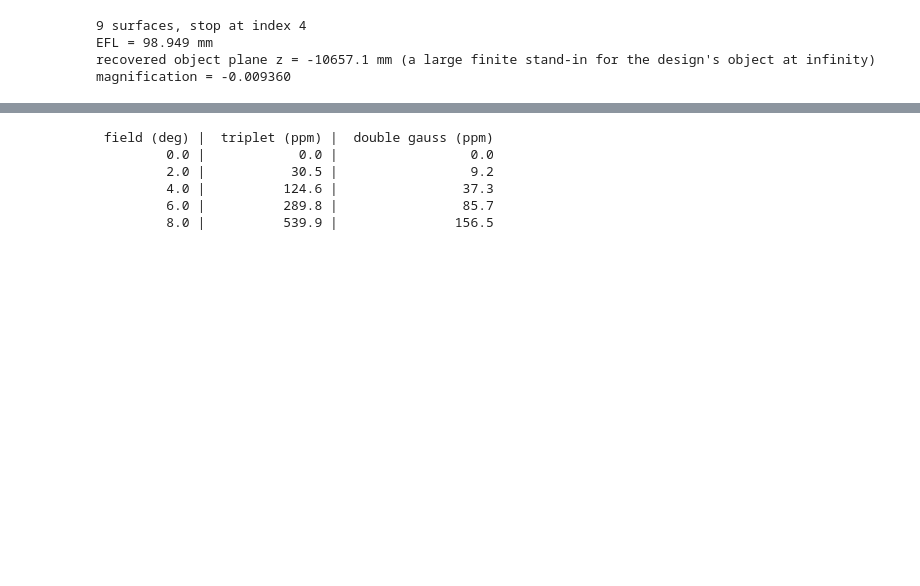
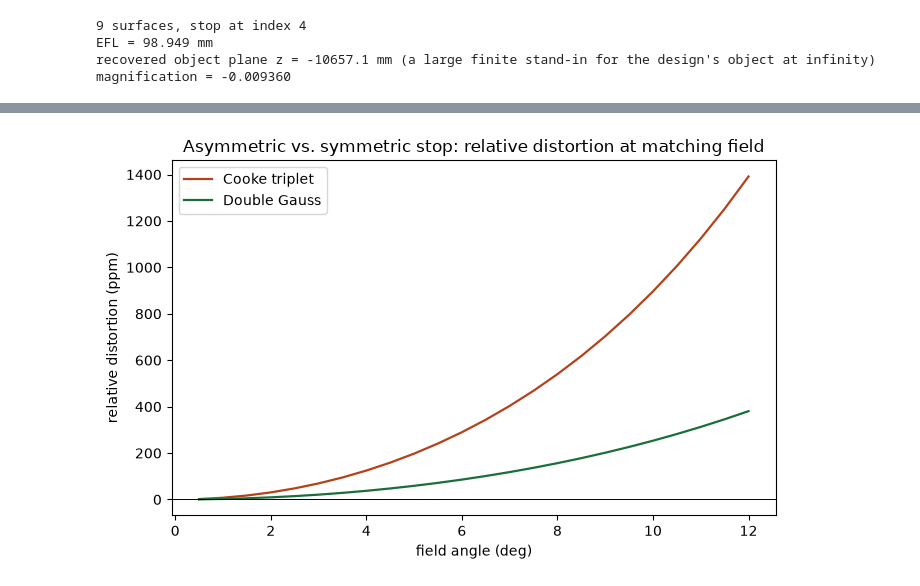
Before and after one commit to blancusjh/geometrical-raytracer, a Jupyter notebook: examples/notebooks/double_gauss.ipynb, the cells around one changed output, grey strips where cells are left out. Saved outputs shown, nothing was run; the diff lists cells and outputs as text; code cells hidden in the pictures; blank space fills up the shorter version.

```diff
--- a/examples/notebooks/double_gauss.ipynb
+++ b/examples/notebooks/double_gauss.ipynb
@@ -107,24 +129,26 @@ and lets the stop-symmetry effect show through directly.
 # %%
 from raytracer.sequential import OpticalSystem as _OS, SequentialTracer as _ST, solve_object_plane as _sop
 
 triplet_csv = resources.files("raytracer") / "data" / "cooke_triplet_prescription.csv"
 triplet_system = _OS.from_prescription(triplet_csv)
 triplet_tracer = _ST(triplet_system)
 triplet_conjugate = _sop(triplet_tracer)
 
-COMMON_FIELDS_DEG = [0.0, 2.0, 4.0, 6.0, 8.0]
-print(f"{'field (deg)':>12} | {'triplet (ppm)':>14} | {'double gauss (ppm)':>19}")
-for deg in COMMON_FIELDS_DEG:
-    _, _, triplet_ppm = chief_distortion(triplet_tracer, triplet_conjugate.object_z,
-                                          triplet_system.stop_index,
-                                          triplet_conjugate.magnification, deg)
-    _, _, dg_ppm = chief_distortion(tracer, conjugate.object_z, system.stop_index,
-                                     conjugate.magnification, deg)
-    print(f"{deg:12.1f} | {triplet_ppm:14.1f} | {dg_ppm:19.1f}")
+COMMON_FIELDS_DEG = np.arange(0.5, 12.01, 0.5)
+triplet_ppm = [chief_distortion(triplet_tracer, triplet_conjugate.object_z,
+                                 triplet_conjugate.magnification, deg)[2]
+               for deg in COMMON_FIELDS_DEG]
+dg_ppm = [chief_distortion(tracer, conjugate.object_z, conjugate.magnification, deg)[2]
+          for deg in COMMON_FIELDS_DEG]
+
+fig, ax = plt.subplots(figsize=(7, 4.5))
+ax.plot(COMMON_FIELDS_DEG, triplet_ppm, "-", color="#b3421b", lw=1.6, label="Cooke triplet")
+ax.plot(COMMON_FIELDS_DEG, dg_ppm, "-", color="#1a6e3c", lw=1.6, label="Double Gauss")
+ax.axhline(0, color="black", lw=0.7)
+ax.set(xlabel="field angle (deg)", ylabel="relative distortion (ppm)",
+       title="Asymmetric vs. symmetric stop: relative distortion at matching field")
+ax.legend()
+fig.tight_layout()
+plt.show()
 # %% [output]
- field (deg) |  triplet (ppm) |  double gauss (ppm)
-         0.0 |            0.0 |                 0.0
-         2.0 |           30.5 |                 9.2
-         4.0 |          124.6 |                37.3
-         6.0 |          289.8 |                85.7
-         8.0 |          539.9 |               156.5
+[figure, added]
```
Also changed, not shown: parts of 7 cells of this notebook, 10 other files.
